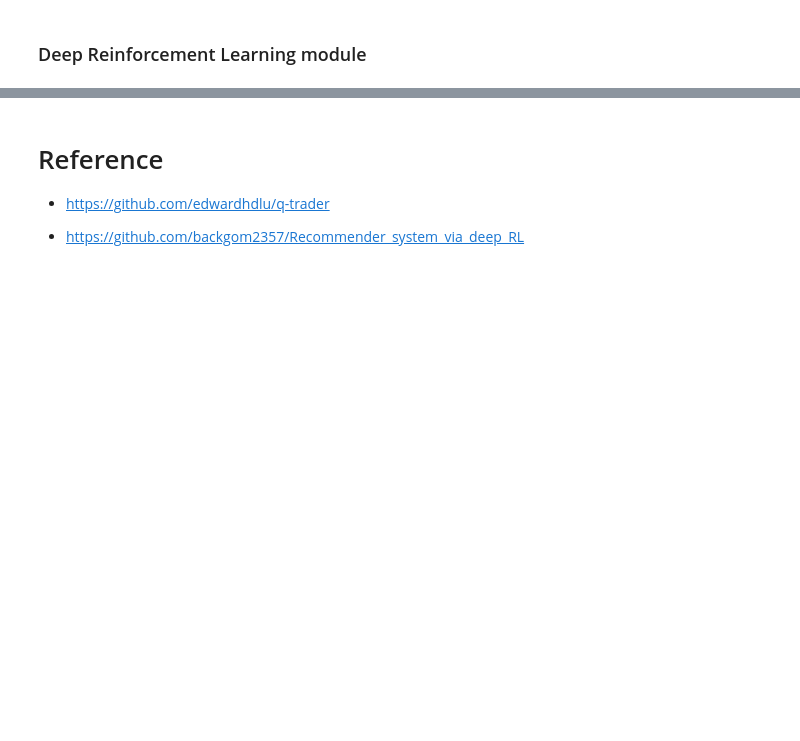
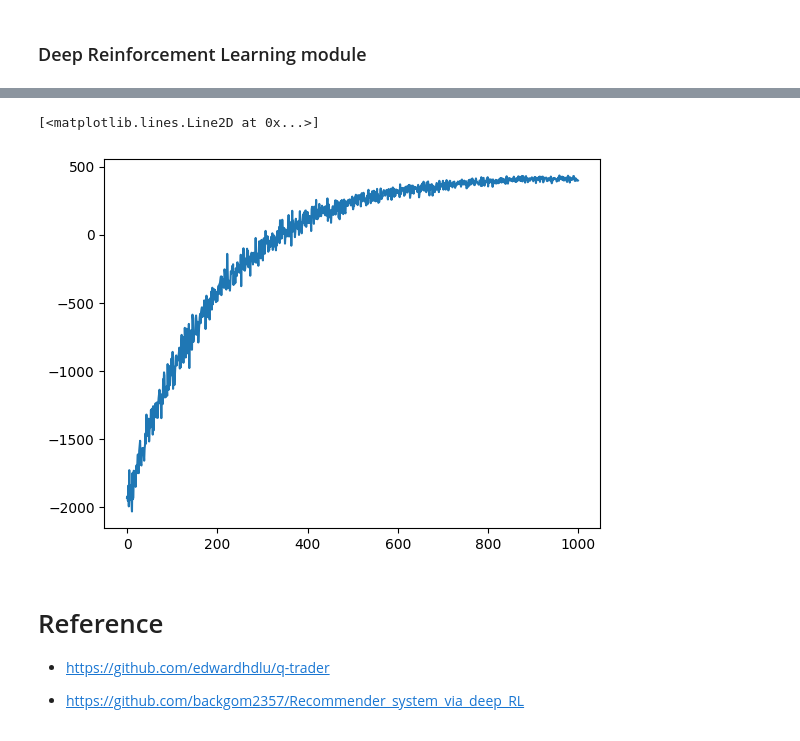
Before and after one commit to AliHaider20/Patient-Scheduling, a Jupyter notebook: Improving ED using RL.ipynb, the cells around one changed output, grey strips where cells are left out. Saved outputs shown, nothing was run; the diff lists cells and outputs as text; code cells hidden in the pictures; blank space fills up the shorter version.

```diff
--- a/Improving ED using RL.ipynb
+++ b/Improving ED using RL.ipynb
@@ -677,3 +516,8 @@ plt.show()
+# %%
+plt.plot(rewards[:1000])
+# %% [output]
+[<matplotlib.lines.Line2D at 0x...>]
+[figure, added]
 # %% [markdown]
 # Reference
 - https://github.com/edwardhdlu/q-trader
```
Also changed, not shown: parts of 12 cells of this notebook.
